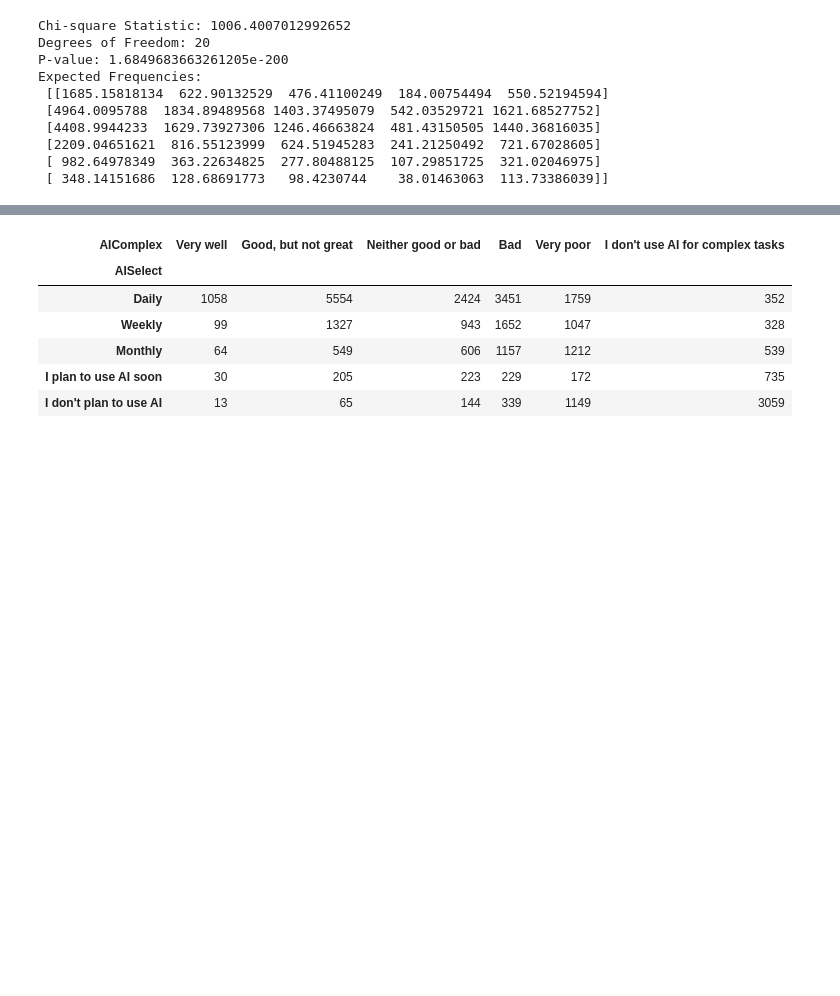
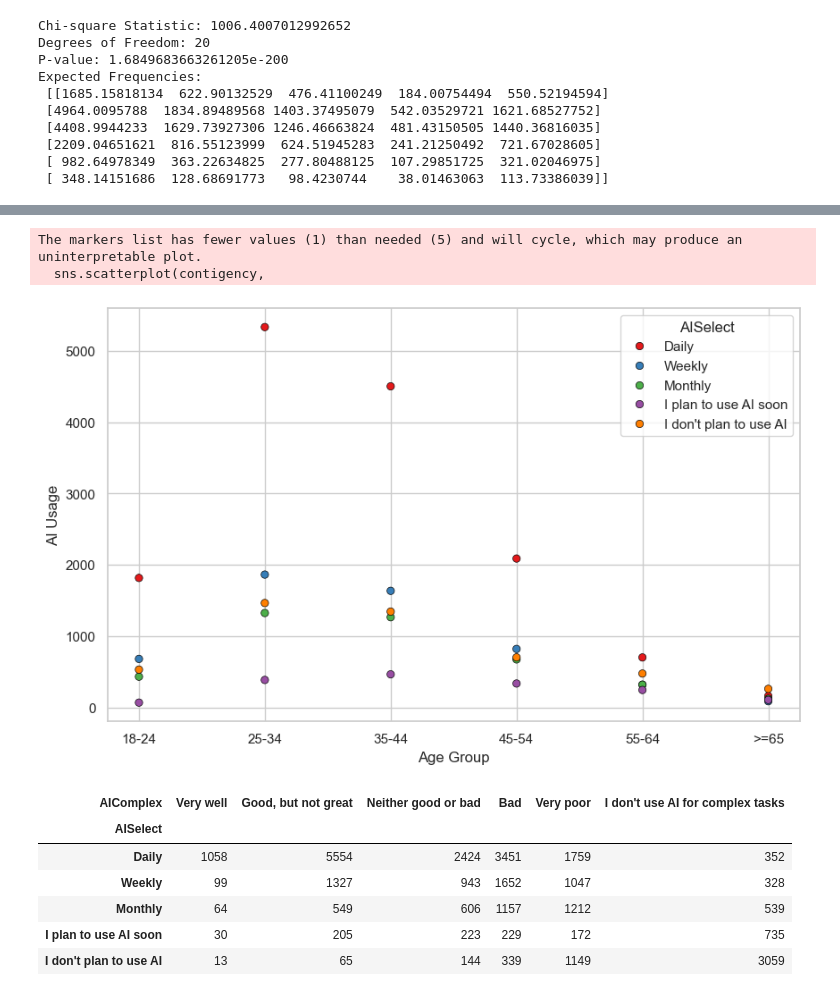
Before and after one commit to huyqng1412/stackoverflow_2025_project, a Jupyter notebook: so2025_vis.ipynb, the cells around one changed output, grey strips where cells are left out. Saved outputs shown, nothing was run; the diff lists cells and outputs as text; code cells hidden in the pictures; blank space fills up the shorter version.

```diff
--- a/so2025_vis.ipynb
+++ b/so2025_vis.ipynb
@@ -305,3 +306,23 @@ plt.show()
+# %%
+sns.set(style="whitegrid")
+plt.subplots(figsize=(10, 6))
+sns.scatterplot(contigency,
+                palette="Set1",
+                sizes=(20,200),
+                alpha=1,
+                markers='o',
+                edgecolor="black",
+                legend="brief"
+                )
+
+plt.ylabel("AI Usage")
+plt.xlabel("Age Group")
+
+plt.show()
+# %% [output]
+The markers list has fewer values (1) than needed (5) and will cycle, which may produce an uninterpretable plot.
+  sns.scatterplot(contigency,
+[figure, added]
 # %%
 #Hypothesis 2: There is no association between
 # the frequency of AI usage (AISelect) and
```
Also changed, not shown: parts of 10 cells of this notebook.
